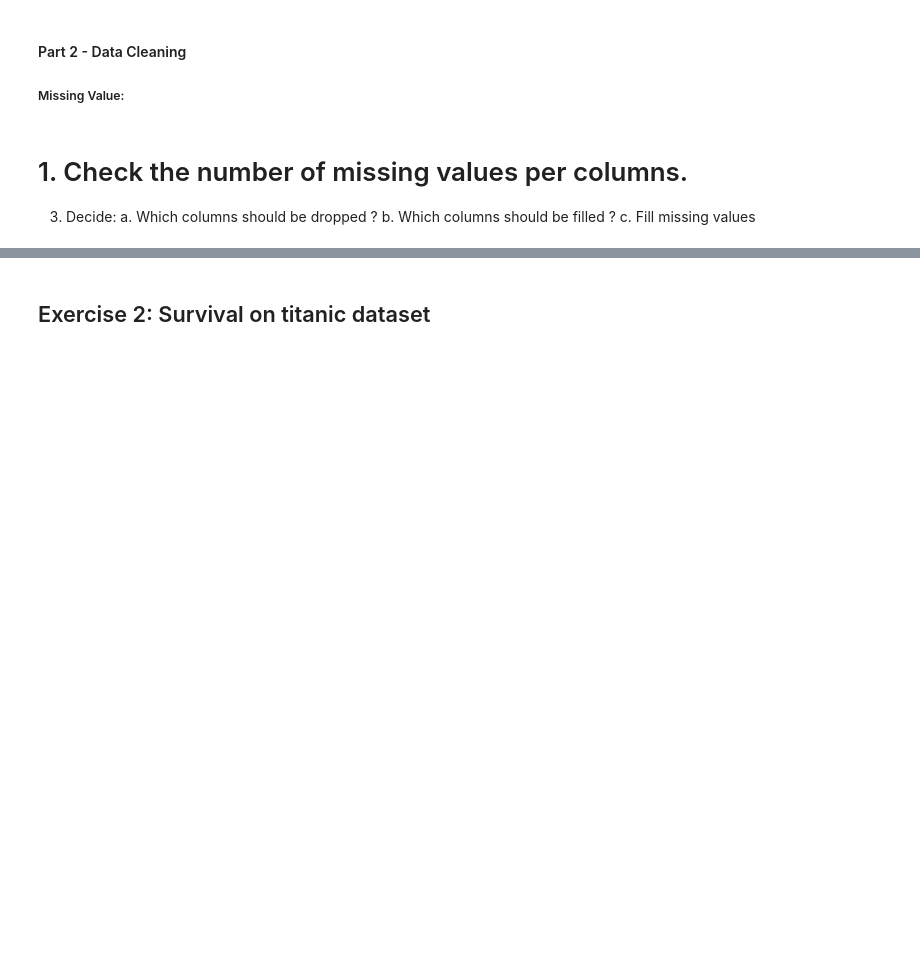
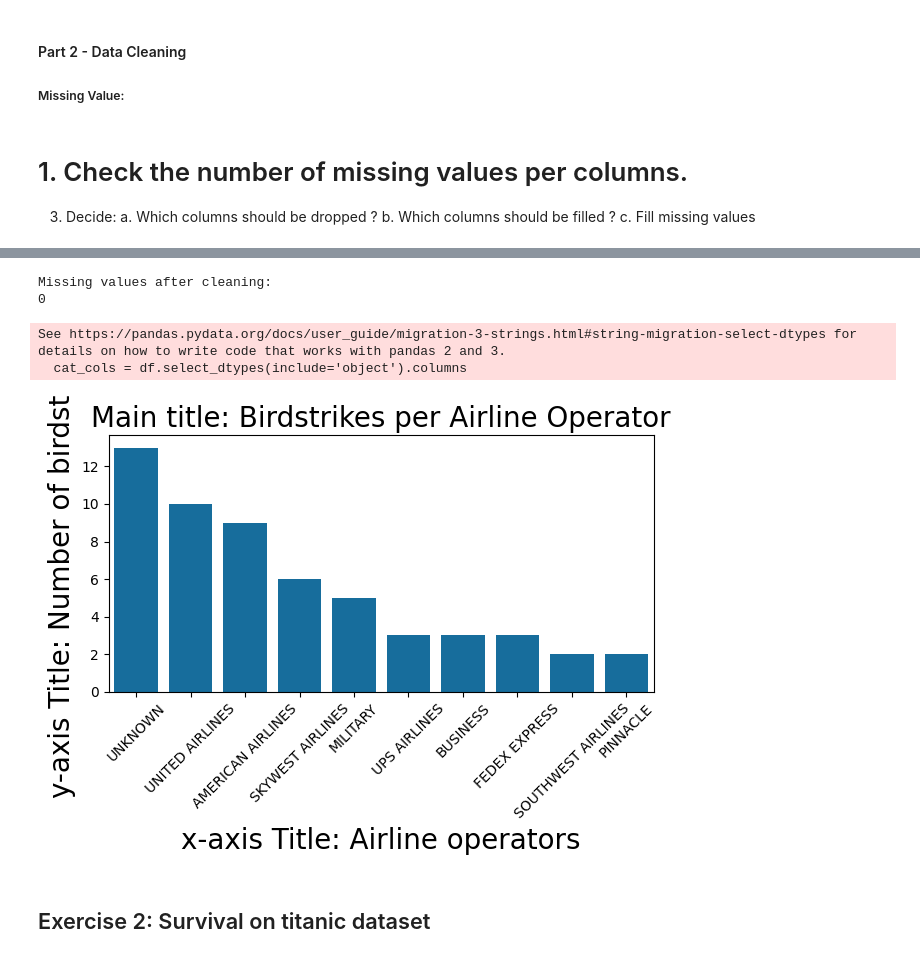
Before and after one commit to pychey/W4-Data-Processing, a Jupyter notebook: W4_DataPreprocessing.ipynb, the cells around one changed output, grey strips where cells are left out. Cells and saved outputs as stored; diff of their text form; code cells hidden in the pictures; blank space fills up the shorter version.

```diff
--- a/W4_DataPreprocessing.ipynb
+++ b/W4_DataPreprocessing.ipynb
@@ -9,6 +13,8 @@ import numpy as np
 #####  1. Import the dataset strikes.csv with the functions read_csv of the library pandas
 # %%
 # Import the data
+
+df = pd.read_csv('strikes.csv')
 # %% [markdown]
 ##### 2. Exploration of the data
 # %%
@@ -23,3 +56,7 @@ import numpy as np
 # %%
 # d.	Get the number of occurances of birdstrike for each airline operator using the function value_count(). Save this number into the variable operator_counts. What is the type of this variable?
 # write your code here
+
+operator_counts = df['OPERATOR'].value_counts()
+print(type(operator_counts))
+print(operator_counts)
@@ -26,3 +81,6 @@ import numpy as np
 # %%
 # e. Save the Operator name in a variable
 # write your code here
+
+operators = operator_counts.index.tolist()
+print(operators)
@@ -29,3 +89,6 @@ import numpy as np
 # %%
 # f. Save the counts in another variable transforming the dataframe operator_counts into a numpy array.
 # write your code here
+
+counts = np.array(operator_counts)
+print(counts)
@@ -50,7 +147,37 @@ c.	Fill missing values
         # a.	Which columns should be dropped ?
         # b.	Which columns should be filled ?
         # c.	Fill missing values
+
+threshold = 70
+cols_to_drop = missing_pct[missing_pct > threshold].index.tolist()
+df = df.drop(columns=cols_to_drop)
+
+cat_cols = df.select_dtypes(include='object').columns
+df[cat_cols] = df[cat_cols].fillna('Unknown')
+
+num_cols = df.select_dtypes(include='number').columns
+df[num_cols] = df[num_cols].fillna(df[num_cols].median())
+
+print("Missing values after cleaning:")
+print(df.isnull().sum().sum())
+# %% [output]
+Missing values after cleaning:
+0
+See https://pandas.pydata.org/docs/user_guide/migration-3-strings.html#string-migration-select-dtypes for details on how to write code that works with pandas 2 and 3.
+  cat_cols = df.select_dtypes(include='object').columns
 # %%
 # write your code here
+
+paired_palette = sns.color_palette("colorblind")
+sns.set_palette(paired_palette, 10)
+plt.xticks(rotation=45)
+plt.xlabel("x-axis Title: Airline operators", fontsize=20)
+plt.ylabel("y-axis Title: Number of birdstrikes", fontsize=20)
+plt.title("Main title: Birdstrikes per Airline Operator", fontsize=20)
+barplot = sns.barplot(x=operators[:10], y=counts[:10])
+plt.tight_layout()
+plt.show()
+# %% [output]
+[figure, added]
 # %%
 # 4.	We now want to create barplots using the libraries matplotlib and seaborn to visualize occurances of birdstrike per airline operator. Comment the following lines
```
Also changed, not shown: parts of 28 cells of this notebook.
